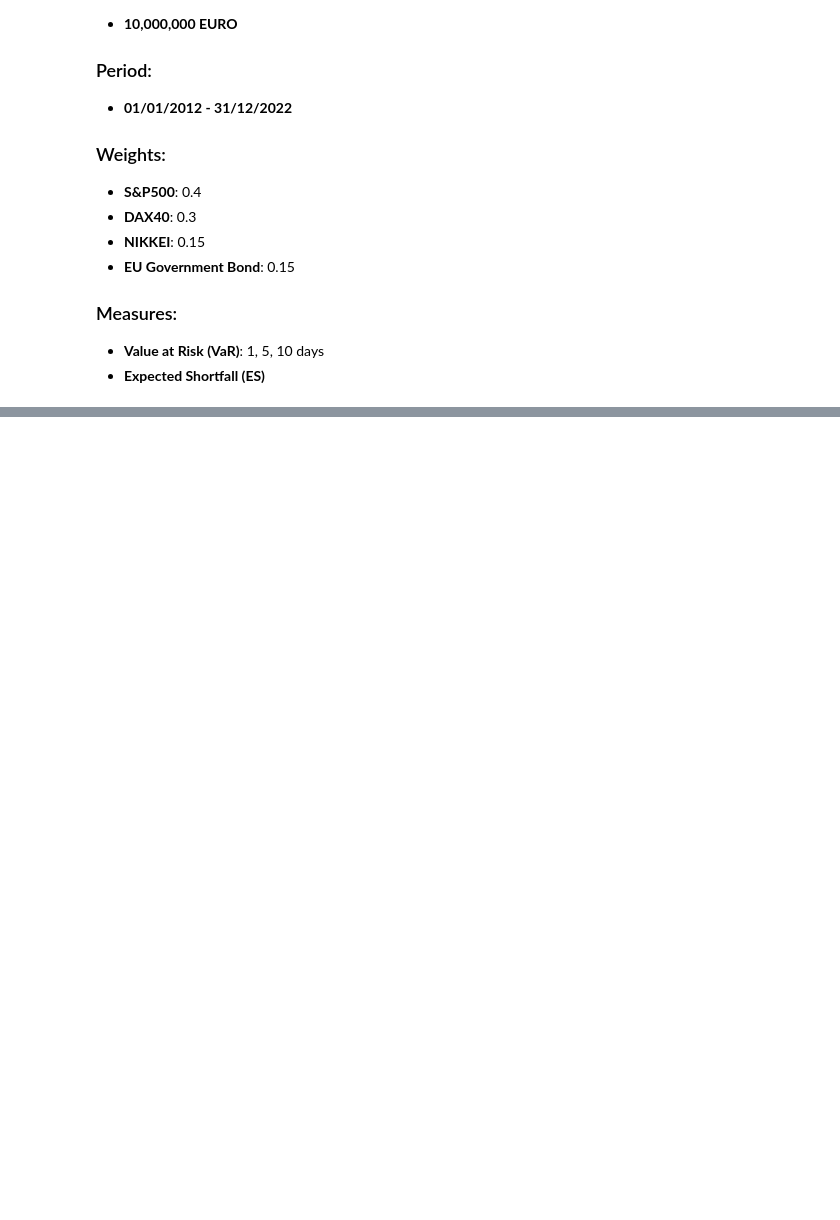
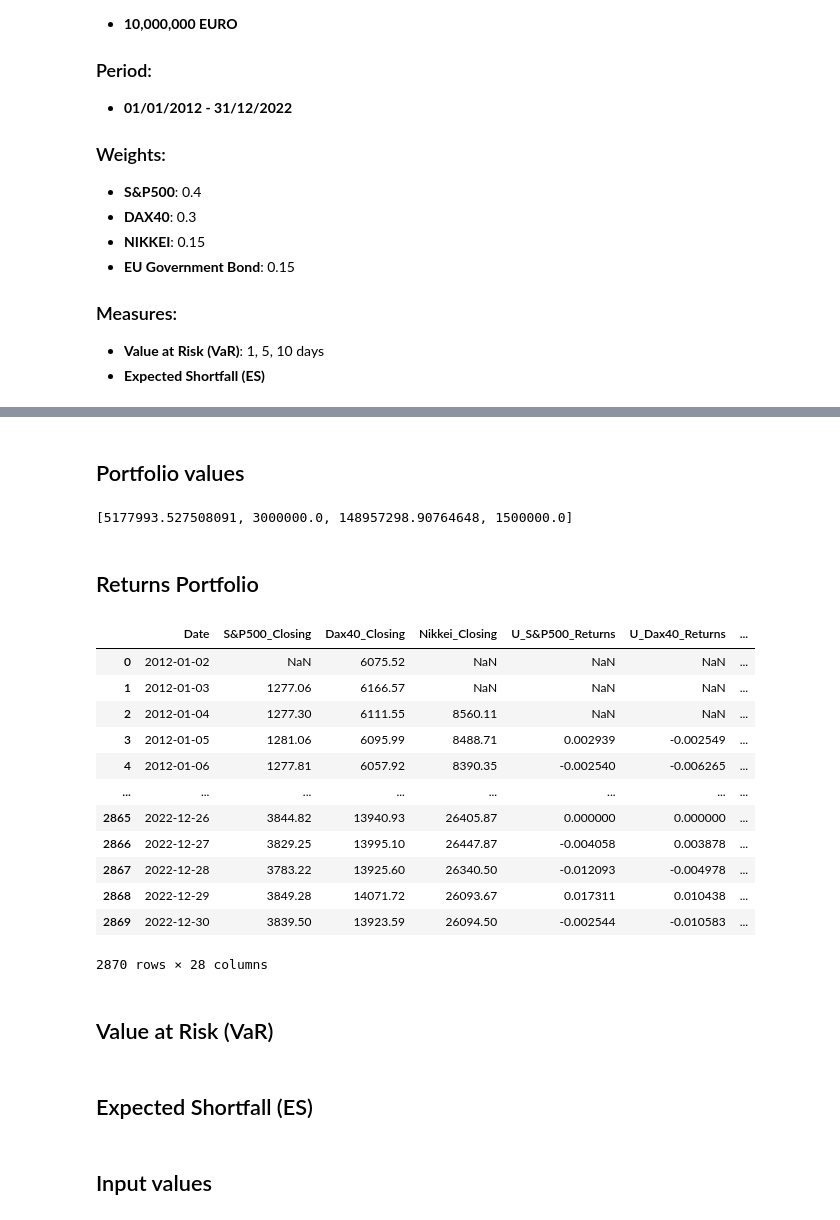
Before and after one commit to Dhruvs120/Quantitative_Risk_Management_Assignments, a Jupyter notebook: initial_notebook.ipynb, the cells around one changed output, grey strips where cells are left out. Cells and saved outputs as stored; diff of their text form; code cells hidden in the pictures; blank space fills up the shorter version.

```diff
--- a/initial_notebook.ipynb
+++ b/initial_notebook.ipynb
@@ -85,0 +89,64 @@ main_df
+# %% [markdown]
+## Portfolio values
+# %%
+# initial investment
+weigths = {
+    'S&P500': 0.4,
+    'DAX40': 0.3,
+    'NIKKEI': 0.15,
+    'EU-BOND': 0.15,
+}
+
+starting_investment = 10000000  # 10 million euros
+starting_date = '2012-01-04'
+
+# Filter the main_df for the starting date
+starting_row = main_df[main_df['Date'] == starting_date]
+
+# Extract the exchange rates for the starting date
+usd_to_eur = float(starting_row['USD/EUR'].iloc[0])
+jpy_to_eur = float(starting_row['JPY/EUR'].iloc[0])
+
+# Calculate the invested amounts
+invested_amount_SP500 = starting_investment * weigths['S&P500'] / usd_to_eur
+invested_amount_DAX40 = starting_investment * weigths['DAX40']
+invested_amount_NIKKEI = starting_investment * weigths['NIKKEI'] / jpy_to_eur
+invested_amount_EU_BOND = starting_investment * weigths['EU-BOND']
+
+invested_amounts = [
+    invested_amount_SP500, #in USD
+    invested_amount_DAX40, #in EUR
+    invested_amount_NIKKEI, #in JPY
+    invested_amount_EU_BOND #in EUR
+]
+
+print(invested_amounts)
+# %% [output]
+[5177993.527508091, 3000000.0, 148957298.90764648, 1500000.0]
+# %% [markdown]
+## Returns Portfolio
+# %%
+#create a column for the invested amount in the SP500 and multiply by the return of the next day
+
+main_df['SP500_Investment'] = invested_amount_SP500 * (1 + main_df['C_S&P500_Returns'].cumprod())
+main_df['DAX40_Investment'] = invested_amount_DAX40 * (1 + main_df['C_Dax40_Returns'].cumprod())
+main_df['NIKKEI_Investment'] = invested_amount_NIKKEI * (1 + main_df['C_Nikkei_Returns'].cumprod())
+main_df['EU_BOND_Investment'] = main_df['Interest_Bond']
+# %%
+main_df
+# %% [output]
+|  | Date | S&P500_Closing | Dax40_Closing | Nikkei_Closing | U_S&P500_Returns | U_Dax40_Returns | ... |
+| 0 | 2012-01-02 | NaN | 6075.52 | NaN | NaN | NaN | ... |
+| 1 | 2012-01-03 | 1277.06 | 6166.57 | NaN | NaN | NaN | ... |
+| 2 | 2012-01-04 | 1277.30 | 6111.55 | 8560.11 | NaN | NaN | ... |
+| 3 | 2012-01-05 | 1281.06 | 6095.99 | 8488.71 | 0.002939 | -0.002549 | ... |
+| 4 | 2012-01-06 | 1277.81 | 6057.92 | 8390.35 | -0.002540 | -0.006265 | ... |
+| ... | ... | ... | ... | ... | ... | ... | ... |
+| 2865 | 2022-12-26 | 3844.82 | 13940.93 | 26405.87 | 0.000000 | 0.000000 | ... |
+| 2866 | 2022-12-27 | 3829.25 | 13995.10 | 26447.87 | -0.004058 | 0.003878 | ... |
+| 2867 | 2022-12-28 | 3783.22 | 13925.60 | 26340.50 | -0.012093 | -0.004978 | ... |
+| 2868 | 2022-12-29 | 3849.28 | 14071.72 | 26093.67 | 0.017311 | 0.010438 | ... |
+| 2869 | 2022-12-30 | 3839.50 | 13923.59 | 26094.50 | -0.002544 | -0.010583 | ... |
+2870 rows × 28 columns
+# %% [markdown]
+## Value at Risk (VaR)
@@ -85,0 +180,2 @@ main_df
+# %% [markdown]
+## Expected Shortfall (ES)
@@ -85,0 +210,2 @@ main_df
+# %% [markdown]
+## Input values
```
Also changed, not shown: parts of 14 cells of this notebook.
